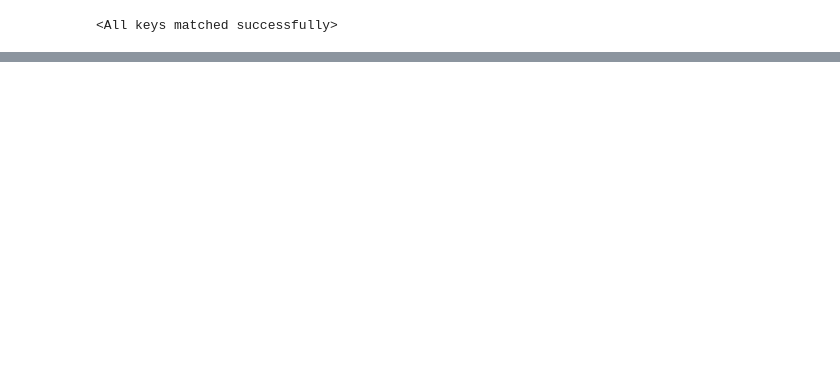
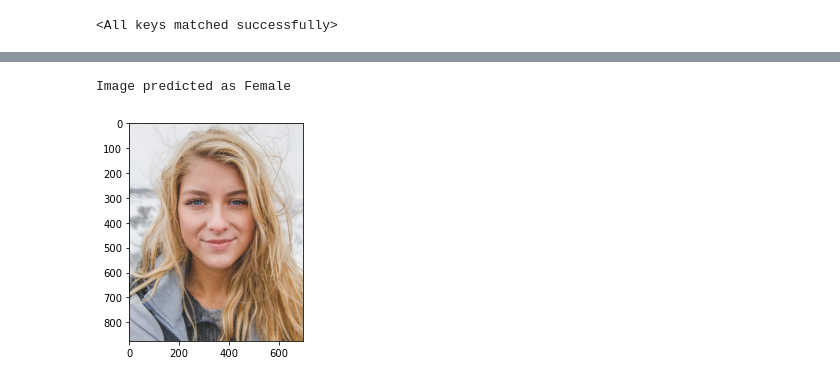
Before and after one commit to Shahrullo/Gender_Classification, a Jupyter notebook: Gender Classification.ipynb, the cells around one changed output, grey strips where cells are left out. Cells and saved outputs as stored; diff of their text form; code cells hidden in the pictures; blank space fills up the shorter version.

```diff
--- a/Gender Classification.ipynb
+++ b/Gender Classification.ipynb
@@ -403,0 +450,31 @@ Got 11283 / 11649 with accuracy 96.86
+# %%
+## Testing on real images
+from PIL import Image
+
+def test_on_image(path):
+    with torch.no_grad():
+        image = Image.open(path)
+        plt.imshow(image)
+        image = test_transforms(image)
+        image.unsqueeze_(0)
+        image = image.to(device)
+        model.load_state_dict(torch.load('model_gender.pt'))
+        model.eval()
+        output = model(image)
+        output = torch.max(output, 1)[1].to(device)
+        res = 'Male' if output.item() == 1 else 'Female'
+        print('Image predicted as', res)
+
+# model.eval()
+# img = Image.open("C:/Users/Shahrullohon/Desktop/all/aa/9.jpg")
+# x = test_transforms(img)
+# x = x.unsqueeze(0)
+# x = x.to(device)
+# output = model(x)
+# pred = torch.argmax(output, 1).to(device)
+# print('Image predicted as ', pred)
+# %%
+test_on_image("../27.jpg")
+# %% [output]
+Image predicted as Female
+[figure, added]
```
Also changed, not shown: parts of 18 cells of this notebook.
